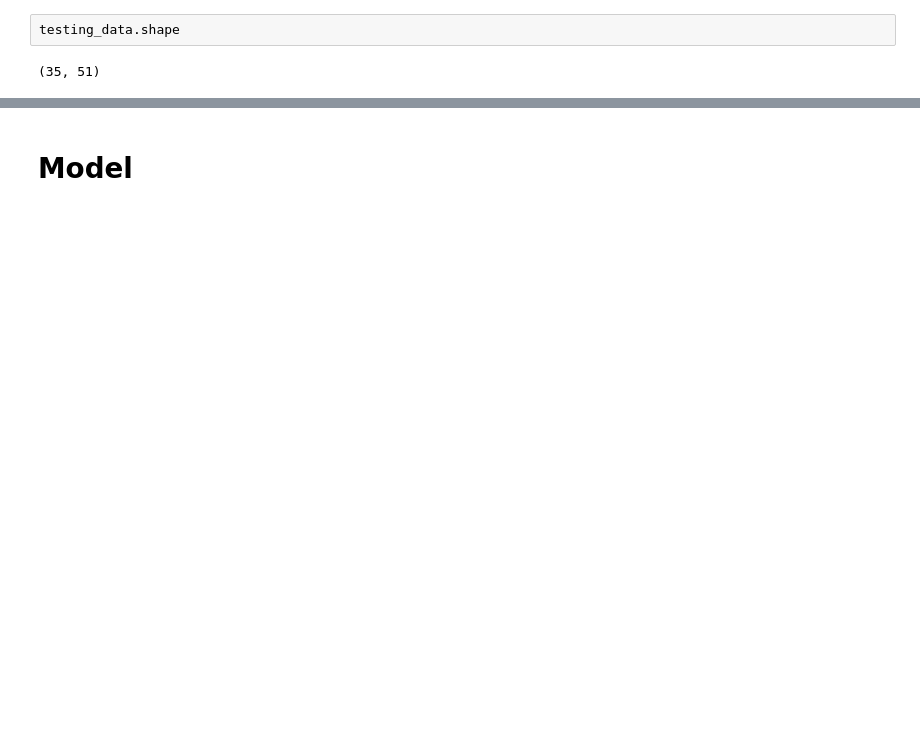
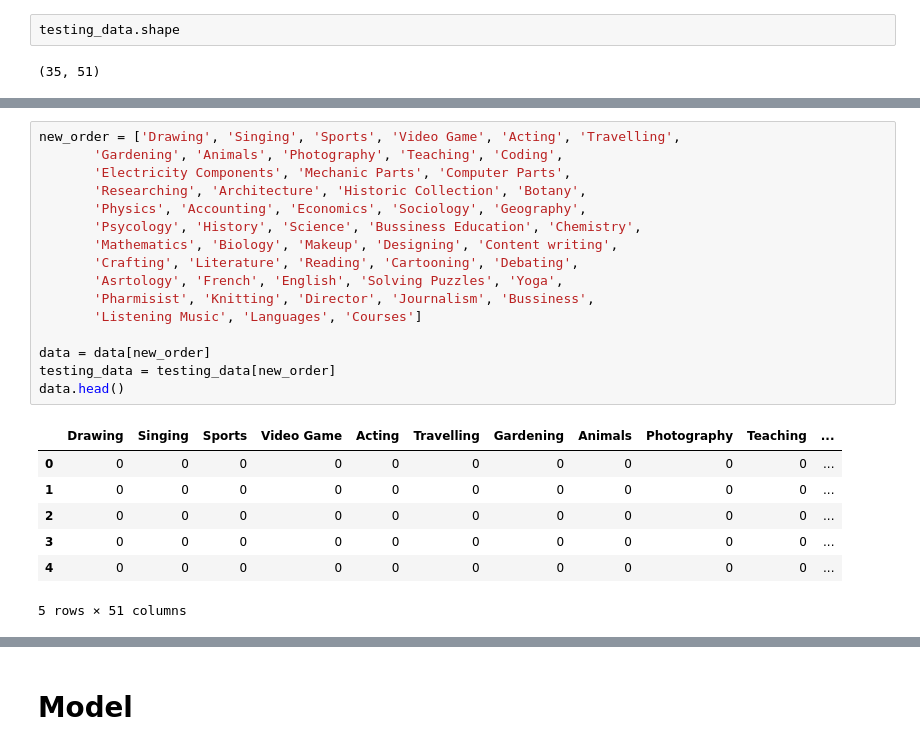
Before and after one commit to Pathway-Guides/Machine_learning, a Jupyter notebook: Prediction_of_student's_career.ipynb, the cells around one changed output, grey strips where cells are left out. Drawn from its saved outputs; the diff is of its cells as text; blank space fills up the shorter version.

```diff
--- a/Prediction_of_student's_career.ipynb
+++ b/Prediction_of_student's_career.ipynb
@@ -178,0 +198,24 @@ testing_data.shape
+# %%
+new_order = ['Drawing', 'Singing', 'Sports', 'Video Game', 'Acting', 'Travelling',
+       'Gardening', 'Animals', 'Photography', 'Teaching', 'Coding',
+       'Electricity Components', 'Mechanic Parts', 'Computer Parts',
+       'Researching', 'Architecture', 'Historic Collection', 'Botany',
+       'Physics', 'Accounting', 'Economics', 'Sociology', 'Geography',
+       'Psycology', 'History', 'Science', 'Bussiness Education', 'Chemistry',
+       'Mathematics', 'Biology', 'Makeup', 'Designing', 'Content writing',
+       'Crafting', 'Literature', 'Reading', 'Cartooning', 'Debating',
+       'Asrtology', 'French', 'English', 'Solving Puzzles', 'Yoga',
+       'Pharmisist', 'Knitting', 'Director', 'Journalism', 'Bussiness',
+       'Listening Music', 'Languages', 'Courses']
+
+data = data[new_order]
+testing_data = testing_data[new_order]
+data.head()
+# %% [output]
+|  | Drawing | Singing | Sports | Video Game | Acting | Travelling | Gardening | Animals | Photography | Teaching | ... |
+| 0 | 0 | 0 | 0 | 0 | 0 | 0 | 0 | 0 | 0 | 0 | ... |
+| 1 | 0 | 0 | 0 | 0 | 0 | 0 | 0 | 0 | 0 | 0 | ... |
+| 2 | 0 | 0 | 0 | 0 | 0 | 0 | 0 | 0 | 0 | 0 | ... |
+| 3 | 0 | 0 | 0 | 0 | 0 | 0 | 0 | 0 | 0 | 0 | ... |
+| 4 | 0 | 0 | 0 | 0 | 0 | 0 | 0 | 0 | 0 | 0 | ... |
+5 rows × 51 columns
```
Also changed, not shown: parts of 26 cells of this notebook.
